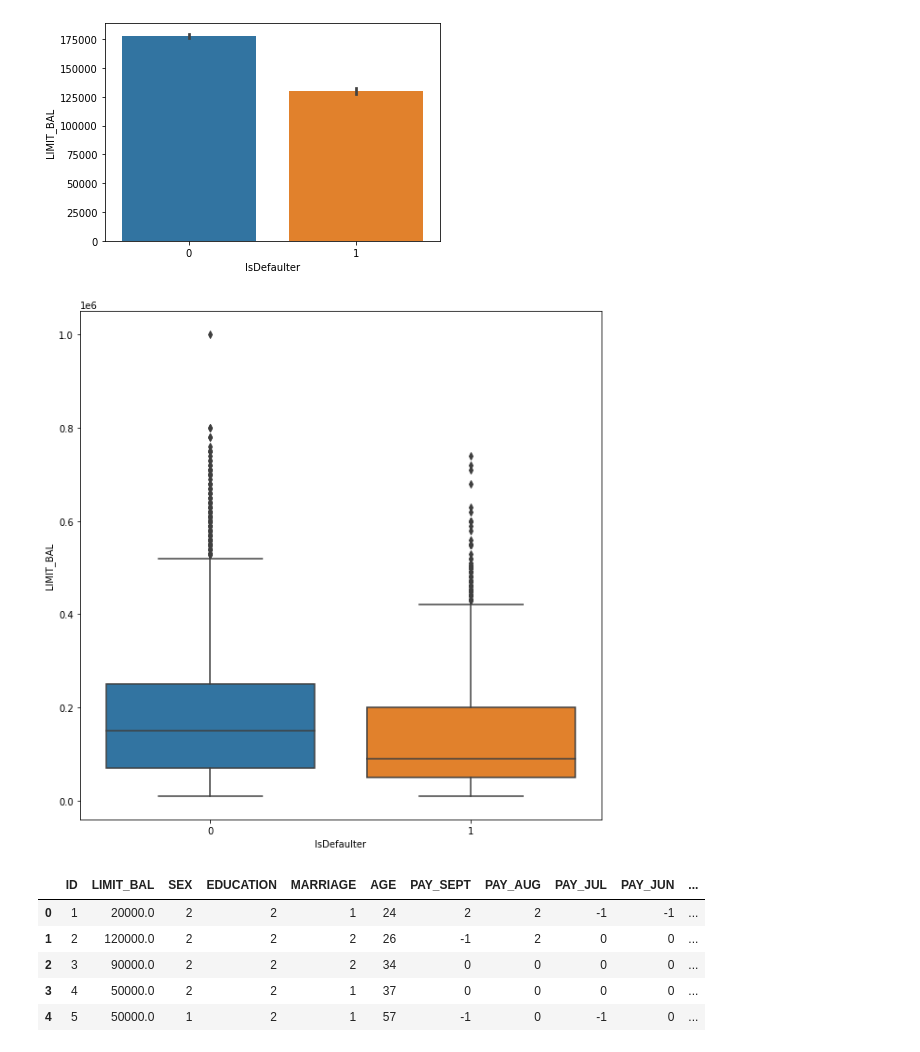
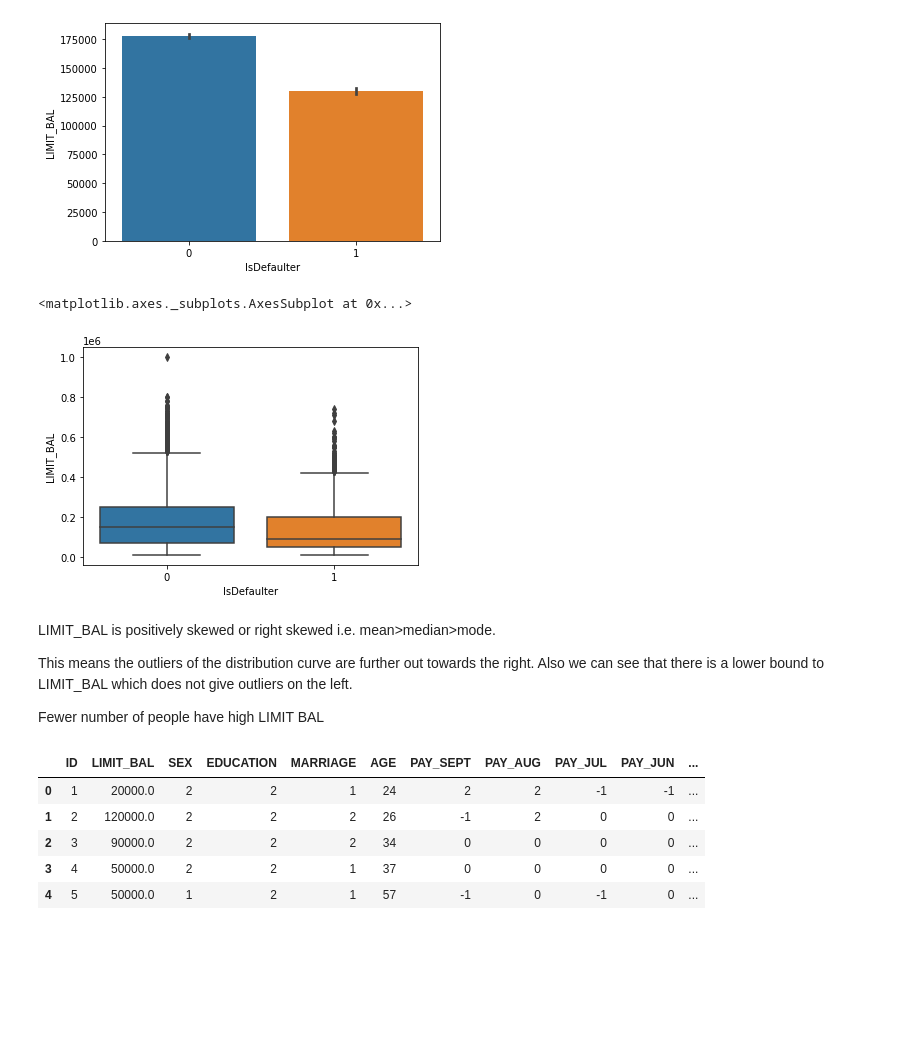
Before and after one commit to 200Richa/Credit-Card-Default-Detection, a Jupyter notebook: CreditCardFaultDetection.ipynb, the cells around one changed output. Cells and saved outputs as stored; diff of their text form; code cells hidden in the pictures; blank space fills up the shorter version.

```diff
--- a/CreditCardFaultDetection.ipynb
+++ b/CreditCardFaultDetection.ipynb
@@ -327,10 +271,18 @@ sns.barplot(x='IsDefaulter', y='LIMIT_BAL', data=df)
 <matplotlib.axes._subplots.AxesSubplot at 0x...>
 [figure]
 # %%
-plt.figure(figsize=(10,10))
-ax = sns.boxplot(x="IsDefaulter", y="LIMIT_BAL", data=df)
+# plt.figure(figsize=(10,10))
+# ax = sns.boxplot(x="IsDefaulter", y="LIMIT_BAL", data=df)
+sns.boxplot(data=df, x="IsDefaulter", y="LIMIT_BAL")
 # %% [output]
+<matplotlib.axes._subplots.AxesSubplot at 0x...>
-[figure, old version]
+[figure, new version]
+# %% [markdown]
+LIMIT_BAL is positively skewed or right skewed i.e. mean>median>mode.
+
+This means the outliers of the distribution curve are further out towards the right. Also we can see that there is a lower bound to LIMIT_BAL which does not give outliers on the left.
+
+Fewer number of people have high LIMIT BAL
 # %%
 #renaming columns
 
```
Also changed, not shown: parts of 86 cells of this notebook.
